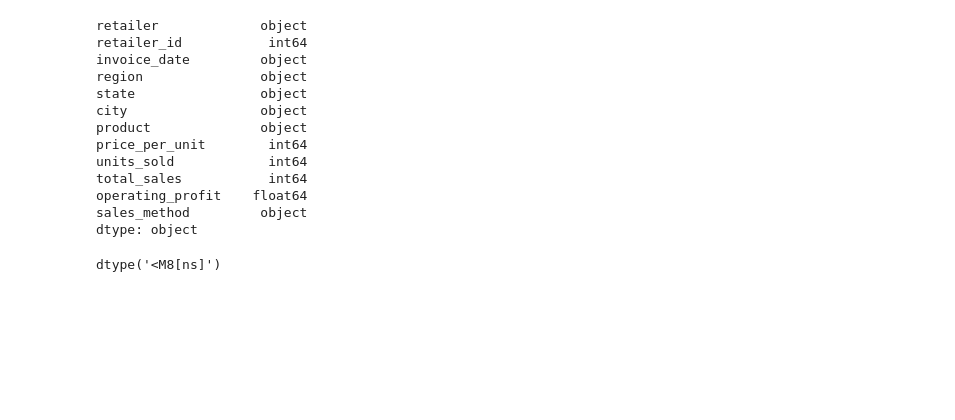
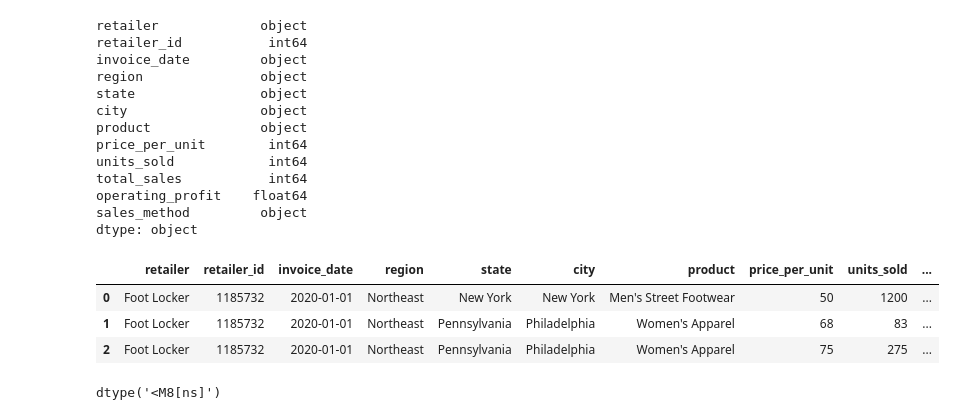
Before and after one commit to ehxewri/athletic_sales_analysis, a Jupyter notebook: athletic_sales_analysis_starter_code.ipynb, the cells around one changed output. Saved outputs shown, nothing was run; the diff lists cells and outputs as text; code cells hidden in the pictures; blank space fills up the shorter version.

```diff
--- a/athletic_sales_analysis_starter_code.ipynb
+++ b/athletic_sales_analysis_starter_code.ipynb
@@ -94,7 +99,18 @@ sales_method         object
 dtype: object
 # %%
 # Convert the "invoice_date" to a datetime datatype
-as_years_df['invoice_date'] = pd.to_datetime(as_years_df['invoice_date'],  format='%Y-%m-%d')
+as_years_df['invoice_date'] = pd.to_datetime(as_years_df['invoice_date'],  format='mixed')
+as_years_df.head(3)
+# this is to test single year as2021
+dt_as2021_df['invoice_date'] = pd.to_datetime(as`_years_df['invoice_date'],  format='mixed')
+as_years_df.head(3
+
+                 )
+# %% [output]
+|  | retailer | retailer_id | invoice_date | region | state | city | product | price_per_unit | units_sold | ... |
+| 0 | Foot Locker | 1185732 | 2020-01-01 | Northeast | New York | New York | Men's Street Footwear | 50 | 1200 | ... |
+| 1 | Foot Locker | 1185732 | 2020-01-01 | Northeast | Pennsylvania | Philadelphia | Women's Apparel | 68 | 83 | ... |
+| 2 | Foot Locker | 1185732 | 2020-01-01 | Northeast | Pennsylvania | Philadelphia | Women's Apparel | 75 | 275 | ... |
 # %%
 # Confirm that the "invoice_date" data type has been changed.
 as_years_df['invoice_date'].dtypes
```
Also changed, not shown: parts of 14 cells of this notebook, 2 other files.
